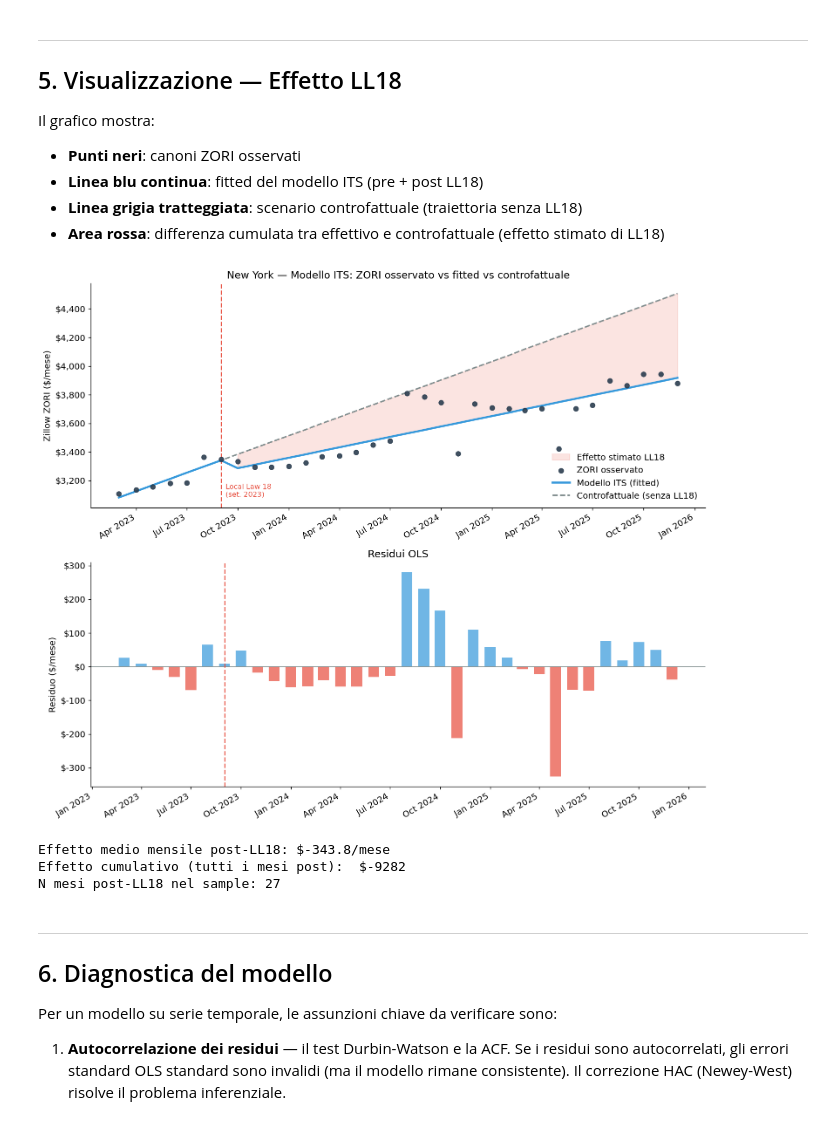
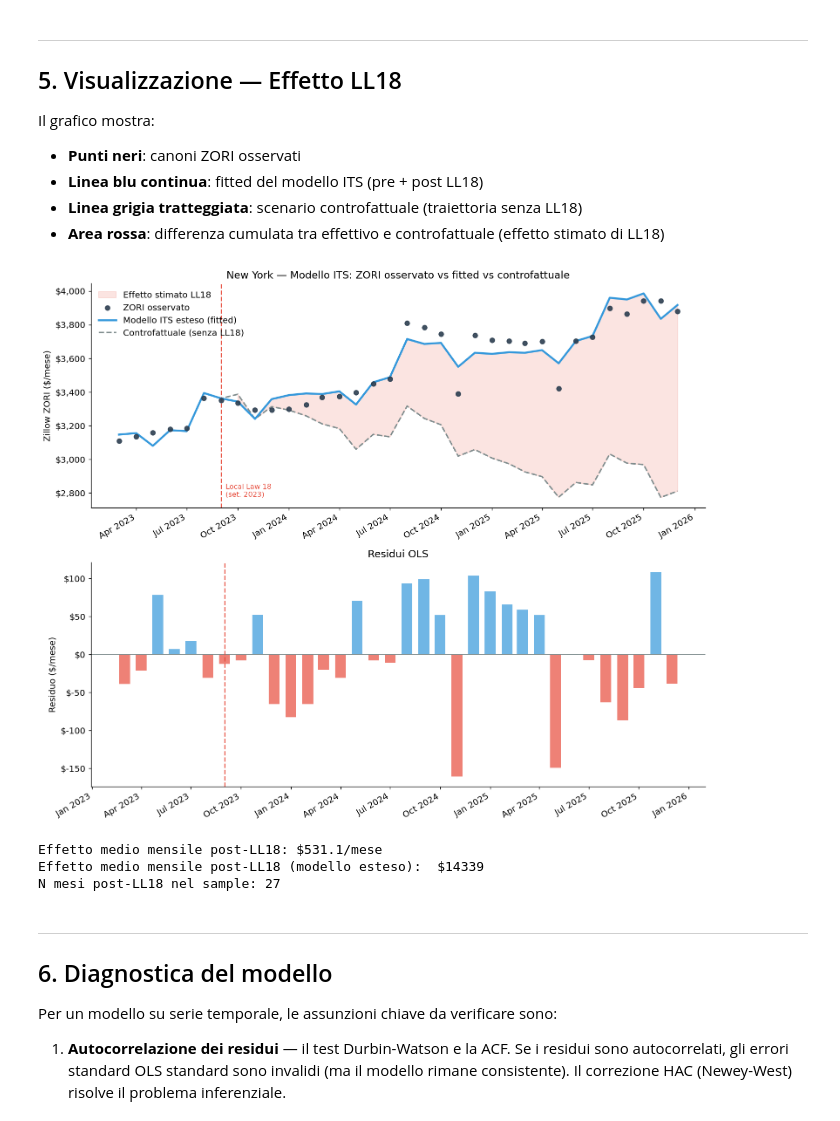
Before and after one commit to Gloreti03/AirBnB-effect-study-with-OLS, a Jupyter notebook: 02_its_new_york.ipynb, the cells around one changed output. Drawn from its saved outputs; the diff is of its cells as text; code cells hidden in the pictures.

```diff
--- a/02_its_new_york.ipynb
+++ b/02_its_new_york.ipynb
@@ -234,10 +251,0 @@ Il modello è stimato con OLS standard (statsmodels). Con N = 34 osservazioni, i
-# %%
-# ── Stima OLS ─────────────────────────────────────────────────────────────────
-
-X = sm.add_constant(panel[['t', 'post', 't_post']])
-y = panel['rent']
-
-model_ols = sm.OLS(y, X).fit()
-model_hac = sm.OLS(y, X).fit(cov_type='HAC', cov_kwds={'maxlags': 4})
-
-print(model_ols.summary())
@@ -327,20 +450,23 @@ Modifica della velocità di crescita mensile *dopo* LL18, rispetto al trend pre-
 ### Controfattuale
 Il modello permette di costruire uno scenario *controfattuale*: cosa sarebbe successo ai canoni se LL18 non fosse mai entrata in vigore? Si otitene impostando `post = 0` e `t_post = 0` per tutti i mesi e ricalcolando le predizioni del modello.
 # %%
-# ── Fitted values e Controfattuale ────────────────────────────────────────────
+# ── Fitted values e Controfattuale (modello ESTESO) ──────────────────────────
 
-# Predizioni del modello (fitted)
-panel['fitted'] = model_ols.fittedvalues
+month_cols = [c for c in panel.columns if c.startswith('m_')]
+ext_cols   = ['t', 'post', 't_post', 'interest_rate'] + month_cols
 
-# Controfattuale: come sarebbero andati i canoni senza LL18
-# (post = 0, t_post = 0 per tutti i mesi)
+# Predizioni del modello esteso
+panel['fitted'] = model_ext.fittedvalues
+
+# Controfattuale: scenario senza LL18 (post=0, t_post=0)
+# manteniamo tassi e stagionalità invariati (condizioni macro reali)
 panel_cf = panel.copy()
-panel_cf['post'] = 0
+panel_cf['post']   = 0
 panel_cf['t_post'] = 0
-X_cf = sm.add_constant(panel_cf[['t', 'post', 't_post']])
-panel['counterfactual'] = model_ols.predict(X_cf)
+X_cf = sm.add_constant(panel_cf[ext_cols])
+panel['counterfactual'] = model_ext.predict(X_cf)
 
-print('Fitted values e controfattuale calcolati.')
+print('Fitted values e controfattuale calcolati (modello ESTESO).')
 print()
 print(panel[['date', 'rent', 'fitted', 'counterfactual']].tail(15).to_string(index=False))
 # %% [output]
@@ -391,7 +517,7 @@ ax.scatter(panel['date'], panel['rent'], color='#2c3e50', s=35,
 
 # Fitted
 ax.plot(panel['date'], panel['fitted'], color='#3498db', linewidth=2.5,
-        label='Modello ITS (fitted)', zorder=4)
+        label='Modello ITS esteso (fitted)', zorder=4)
 
 # Controfattuale
 ax.plot(panel.loc[mask_post | (panel['t'] >= T_index - 1), 'date'],
@@ -406,38 +532,38 @@ ax.text(T_date + pd.DateOffset(days=8), ylim[0] + (ylim[1]-ylim[0])*0.05,
 
 ax.set_title('New York — Modello ITS: ZORI osservato vs fitted vs controfattuale')
 ax.set_ylabel('Zillow ZORI ($/mese)')
 ax.yaxis.set_major_formatter(mticker.FuncFormatter(lambda x, _: f'${int(x):,}'))
 ax.xaxis.set_major_formatter(mdates.DateFormatter('%b %Y'))
 ax.xaxis.set_major_locator(mdates.MonthLocator(bymonth=[1, 4, 7, 10]))
 plt.setp(ax.xaxis.get_majorticklabels(), rotation=30, ha='right')
 ax.legend(frameon=False)
 
 # ── Residui ───────────────────────────────────────────────────────────────────
 ax2 = axes[1]
-residuals = model_ols.resid
+residuals = model_ext.resid
 ax2.axhline(0, color='#7f8c8d', linewidth=1, linestyle='-')
 ax2.bar(panel['date'], residuals, color=np.where(residuals >= 0, '#3498db', '#e74c3c'), alpha=0.7, width=20)
 ax2.axvline(T_date, color='#e74c3c', linestyle='--', linewidth=1.5)
 ax2.set_title('Residui OLS')
 ax2.set_ylabel('Residuo ($/mese)')
 ax2.yaxis.set_major_formatter(mticker.FuncFormatter(lambda x, _: f'${int(x):,}'))
 ax2.xaxis.set_major_formatter(mdates.DateFormatter('%b %Y'))
 ax2.xaxis.set_major_locator(mdates.MonthLocator(bymonth=[1, 4, 7, 10]))
 plt.setp(ax2.xaxis.get_majorticklabels(), rotation=30, ha='right')
 
 plt.tight_layout()
 plt.savefig('plots/its_02_model_fit.png', bbox_inches='tight')
 plt.show()
 
 # Effetto cumulativo post LL18
 effect_post = panel.loc[mask_post, 'fitted'] - panel.loc[mask_post, 'counterfactual']
 print(f'Effetto medio mensile post-LL18: ${effect_post.mean():.1f}/mese')
-print(f'Effetto cumulativo (tutti i mesi post):  ${effect_post.sum():.0f}')
+print(f'Effetto medio mensile post-LL18 (modello esteso):  ${effect_post.sum():.0f}')
 print(f'N mesi post-LL18 nel sample: {mask_post.sum()}')
 # %% [output]
-[figure, old version]
+[figure, new version]
-Effetto medio mensile post-LL18: $-343.8/mese
-Effetto cumulativo (tutti i mesi post):  $-9282
+Effetto medio mensile post-LL18: $531.1/mese
+Effetto medio mensile post-LL18 (modello esteso):  $14339
 N mesi post-LL18 nel sample: 27
 # %% [markdown]
 ---
```
Also changed, not shown: parts of 20 cells of this notebook, 4 other files.
